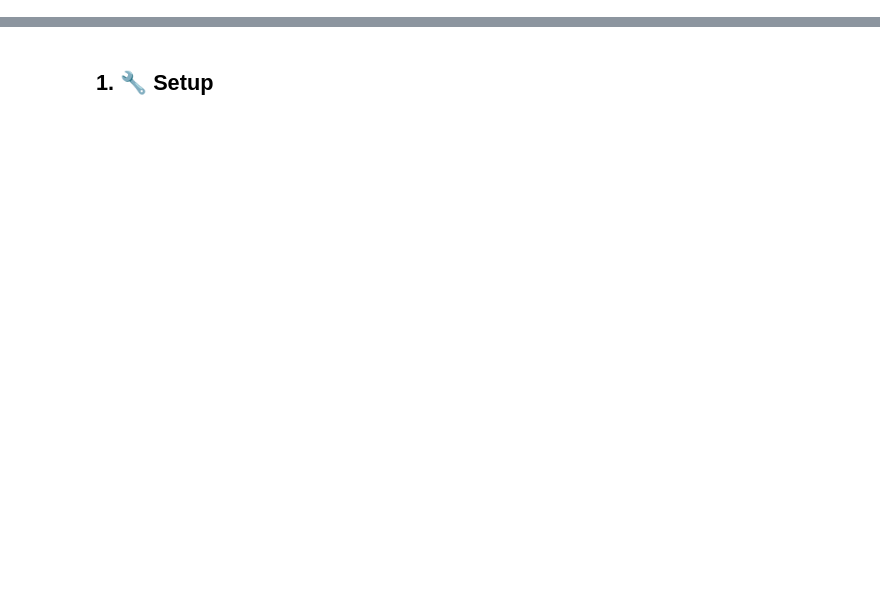
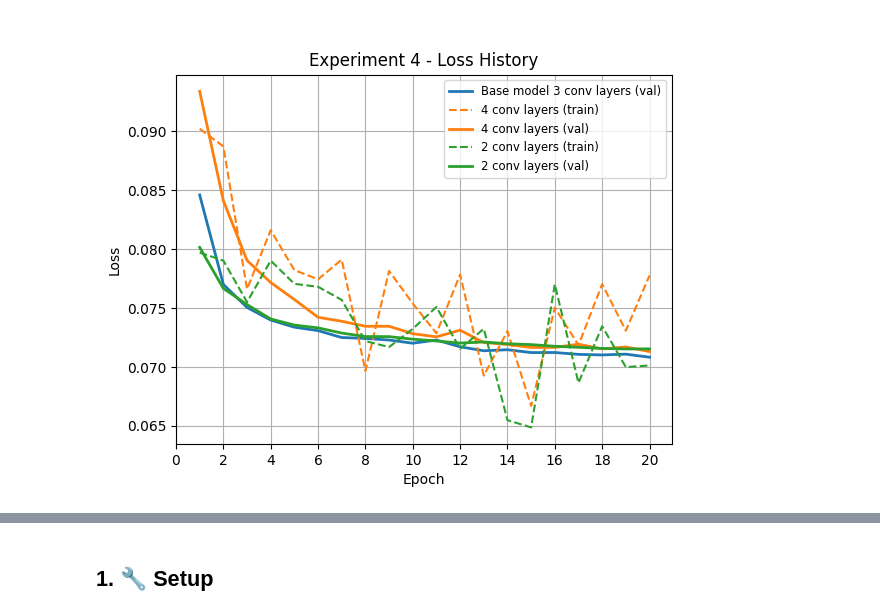
Before and after one commit to vlad-uve/CAE-MNIST, a Jupyter notebook: notebooks/CAE_experiment_4(conv_depth).ipynb, the cells around one changed output, grey strips where cells are left out. Saved outputs shown, nothing was run; the diff lists cells and outputs as text; code cells hidden in the pictures; blank space fills up the shorter version.

```diff
--- a/notebooks/CAE_experiment_4(conv_depth).ipynb
+++ b/notebooks/CAE_experiment_4(conv_depth).ipynb
@@ -95,3 +89,5 @@ Increasing convolutional depth slightly reduces reconstruction loss and improves
 # %%
-display(Image(filename="CAE-MNIST/outputs/experiment_1_files/experiment_4_image_loss.png"))
+display(Image(filename="CAE-MNIST/outputs/experiment_4_files/experiment_4_image_loss.png"))
+# %% [output]
+[figure, added]
 # %% [markdown]
```
Also changed, not shown: parts of 25 cells of this notebook.
